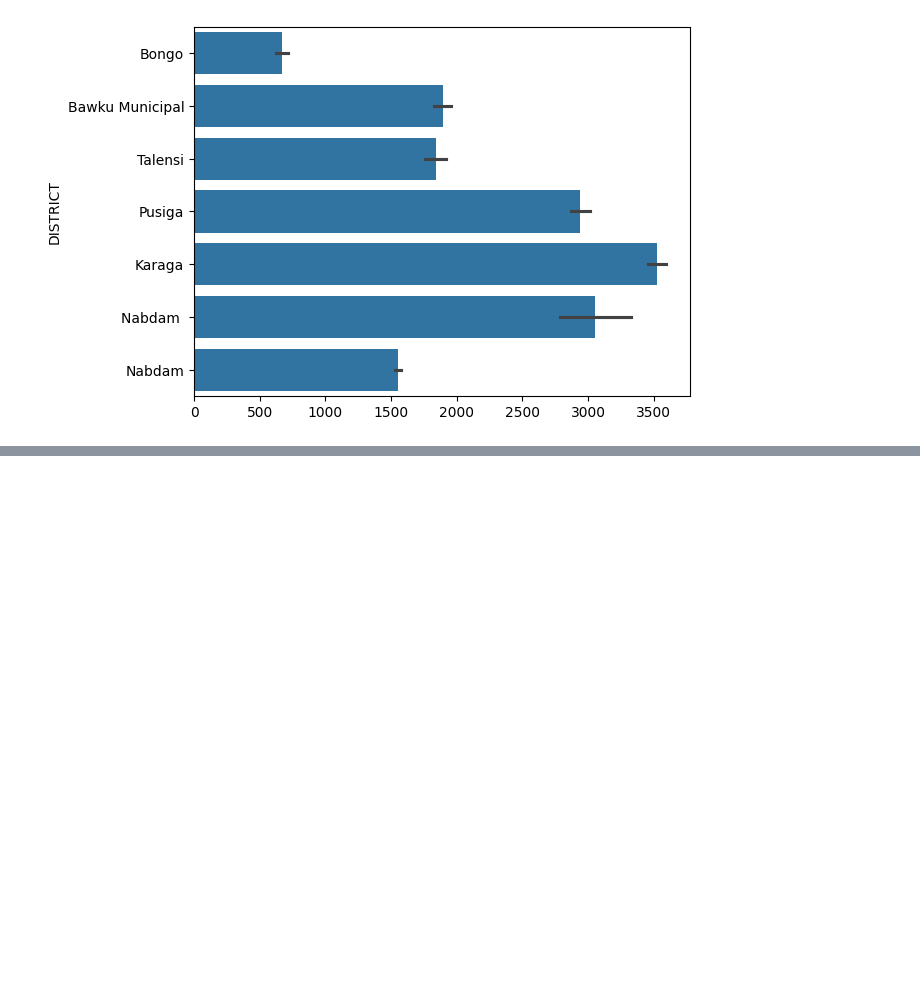
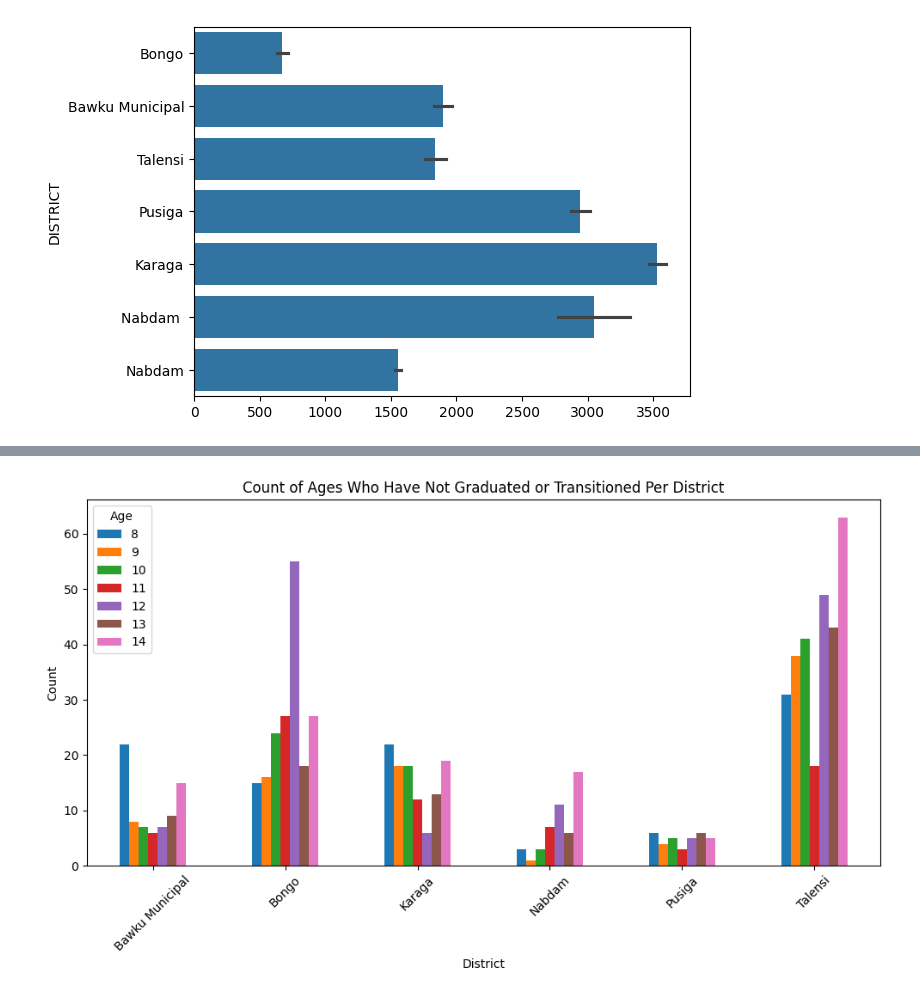
Before and after one commit to dfglondon24/Team-5, a Jupyter notebook: Bobby.ipynb, the cells around one changed output, grey strips where cells are left out. Drawn from its saved outputs; the diff is of its cells as text; code cells hidden in the pictures; blank space fills up the shorter version.

```diff
--- a/Bobby.ipynb
+++ b/Bobby.ipynb
@@ -272,0 +274,21 @@ plt.show()
+# %%
+df_2 = df_combined_graduation.query('GRADUATED=="NO" | TRANSITIONED=="NO"')
+grouped_data = df_2.groupby(['DISTRICT', 'AGE']).size().unstack()
+fig, ax = plt.subplots(figsize=(10, 6))
+
+# Creating the grouped bar plot
+grouped_data.plot(kind='bar', ax=ax)
+
+# Setting labels and title
+ax.set_xlabel('District')
+ax.set_ylabel('Count')
+ax.set_title('Count of Ages Who Have Not Graduated or Transitioned Per District')
+ax.legend(title='Age', labels=['8', '9', '10', '11', '12', '13', '14' ])
+
+# Rotating x-axis labels for better readability
+plt.xticks(rotation=45)
+plt.tight_layout()
+
+plt.show()
+# %% [output]
+[figure, added]
```
Also changed, not shown: parts of 3 cells of this notebook.
